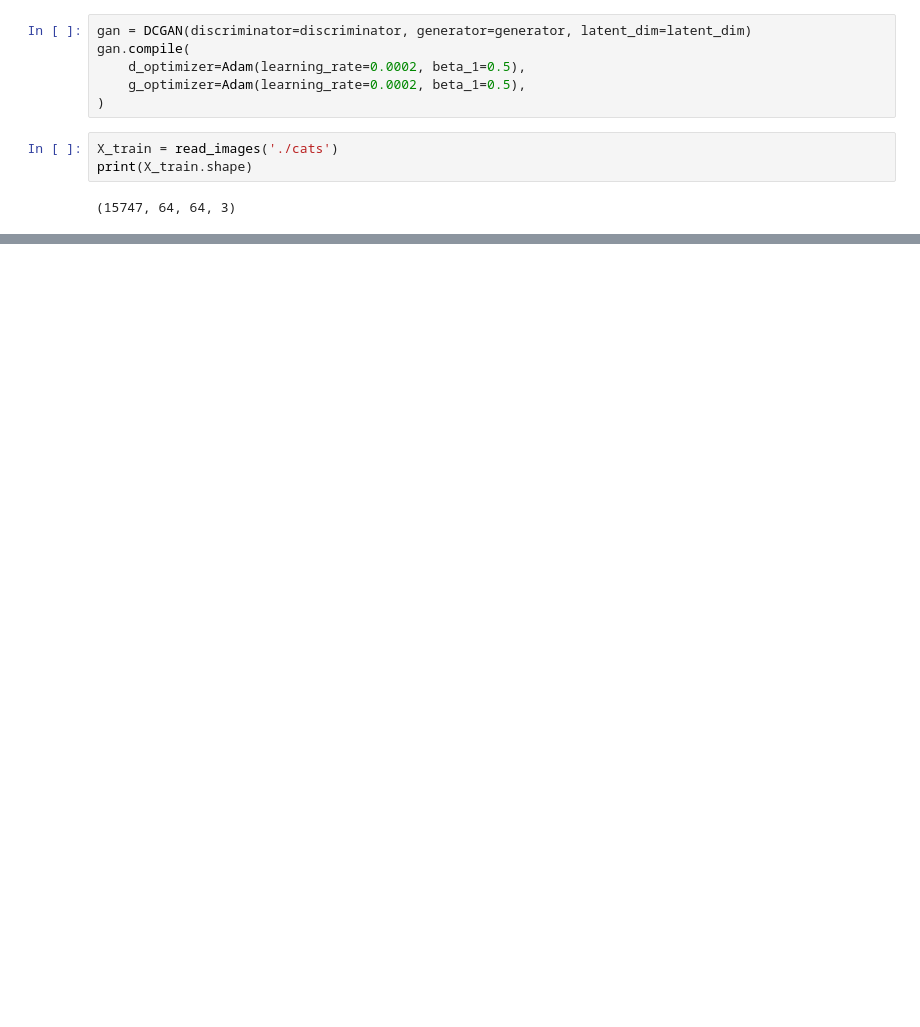
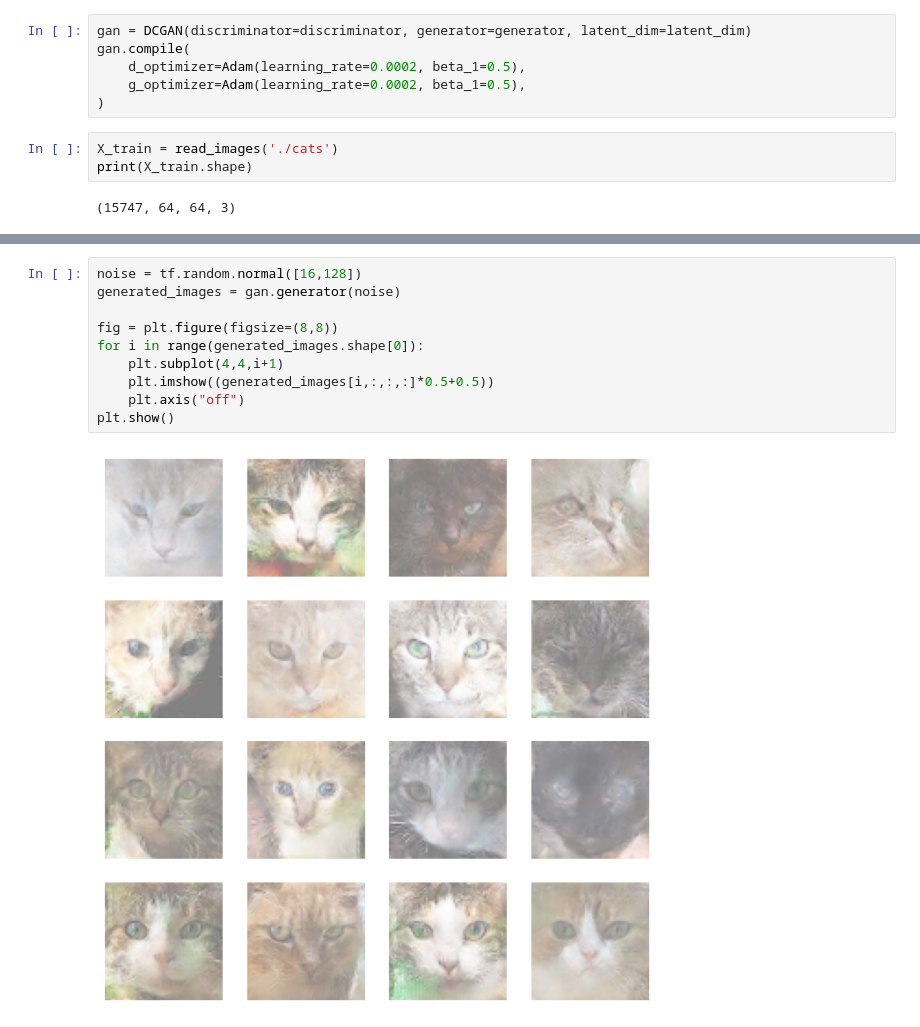
Before and after one commit to khanhmomo/dcgan, a Jupyter notebook: Untitled.ipynb, the cells around one changed output, grey strips where cells are left out. Saved outputs shown, nothing was run; the diff lists cells and outputs as text; blank space fills up the shorter version.

```diff
--- a/Untitled.ipynb
+++ b/Untitled.ipynb
@@ -195,0 +327,12 @@ with tf.device('/GPU:0'):
+# %%
+noise = tf.random.normal([16,128])
+generated_images = gan.generator(noise)
+
+fig = plt.figure(figsize=(8,8))
+for i in range(generated_images.shape[0]):
+    plt.subplot(4,4,i+1)
+    plt.imshow((generated_images[i,:,:,:]*0.5+0.5))
+    plt.axis("off")
+plt.show()
+# %% [output]
+[figure, added]
```
Also changed, not shown: parts of 5 cells of this notebook.
